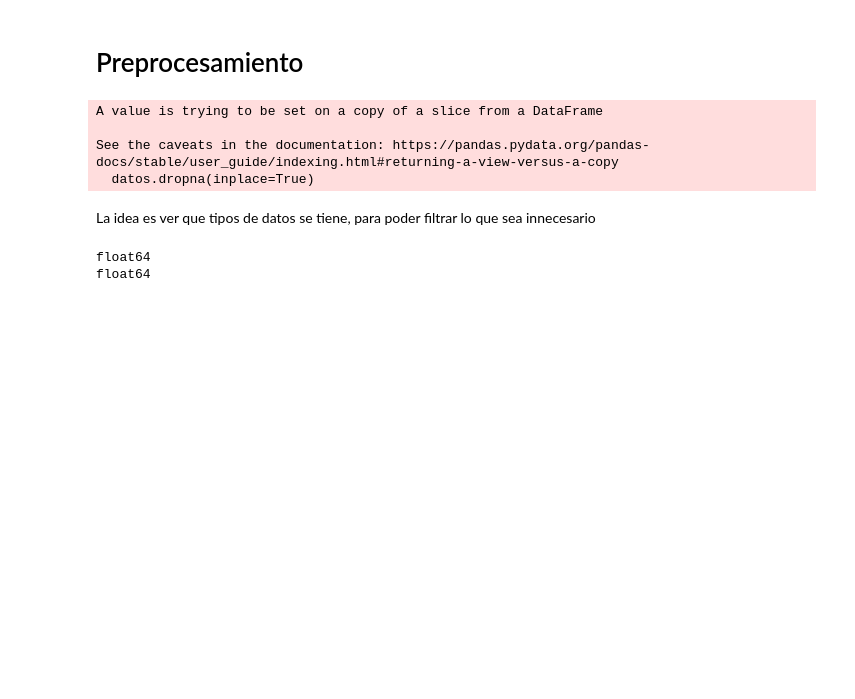
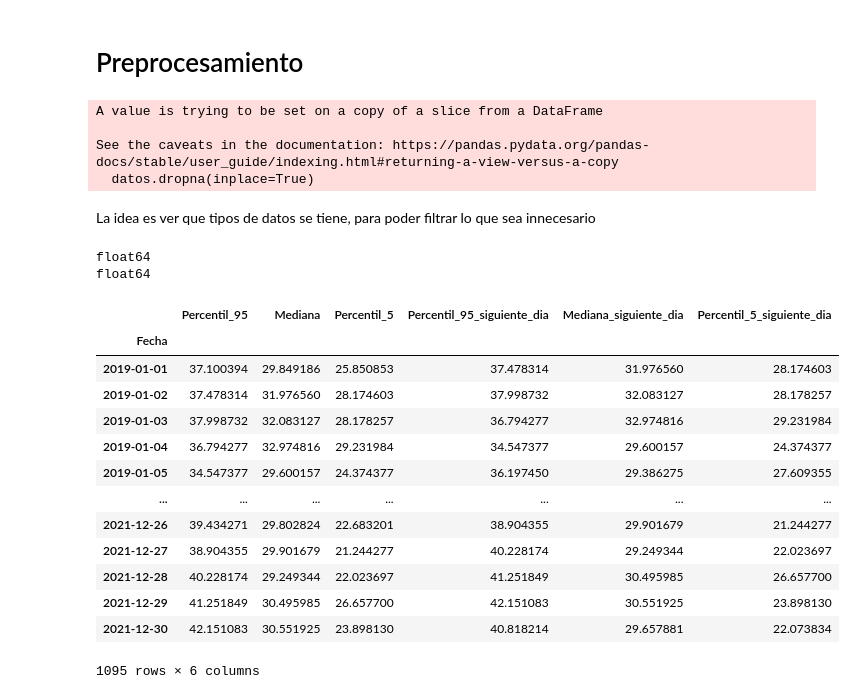
Before and after one commit to neekBruh/PrimerParcialIA2024, a Jupyter notebook: Grommeck_1P_IA.ipynb, the cells around one changed output. Saved outputs shown, nothing was run; the diff lists cells and outputs as text; code cells hidden in the pictures; blank space fills up the shorter version.

```diff
--- a/Grommeck_1P_IA.ipynb
+++ b/Grommeck_1P_IA.ipynb
@@ -94,3 +94,20 @@ y = percentiles_diarios[['Percentil_95_siguiente_dia','Mediana_siguiente_dia','P
 # Escalar las características
 scaler_X = StandardScaler()
 X_escalado = scaler_X.fit_transform(X)
+# %%
+percentiles_diarios
+# %% [output]
+|  | Percentil_95 | Mediana | Percentil_5 | Percentil_95_siguiente_dia | Mediana_siguiente_dia | Percentil_5_siguiente_dia |
+| Fecha |  |  |  |  |  |  |
+| 2019-01-01 | 37.100394 | 29.849186 | 25.850853 | 37.478314 | 31.976560 | 28.174603 |
+| 2019-01-02 | 37.478314 | 31.976560 | 28.174603 | 37.998732 | 32.083127 | 28.178257 |
+| 2019-01-03 | 37.998732 | 32.083127 | 28.178257 | 36.794277 | 32.974816 | 29.231984 |
+| 2019-01-04 | 36.794277 | 32.974816 | 29.231984 | 34.547377 | 29.600157 | 24.374377 |
+| 2019-01-05 | 34.547377 | 29.600157 | 24.374377 | 36.197450 | 29.386275 | 27.609355 |
+| ... | ... | ... | ... | ... | ... | ... |
+| 2021-12-26 | 39.434271 | 29.802824 | 22.683201 | 38.904355 | 29.901679 | 21.244277 |
+| 2021-12-27 | 38.904355 | 29.901679 | 21.244277 | 40.228174 | 29.249344 | 22.023697 |
+| 2021-12-28 | 40.228174 | 29.249344 | 22.023697 | 41.251849 | 30.495985 | 26.657700 |
+| 2021-12-29 | 41.251849 | 30.495985 | 26.657700 | 42.151083 | 30.551925 | 23.898130 |
+| 2021-12-30 | 42.151083 | 30.551925 | 23.898130 | 40.818214 | 29.657881 | 22.073834 |
+1095 rows × 6 columns
```
Also changed, not shown: parts of 8 cells of this notebook.
